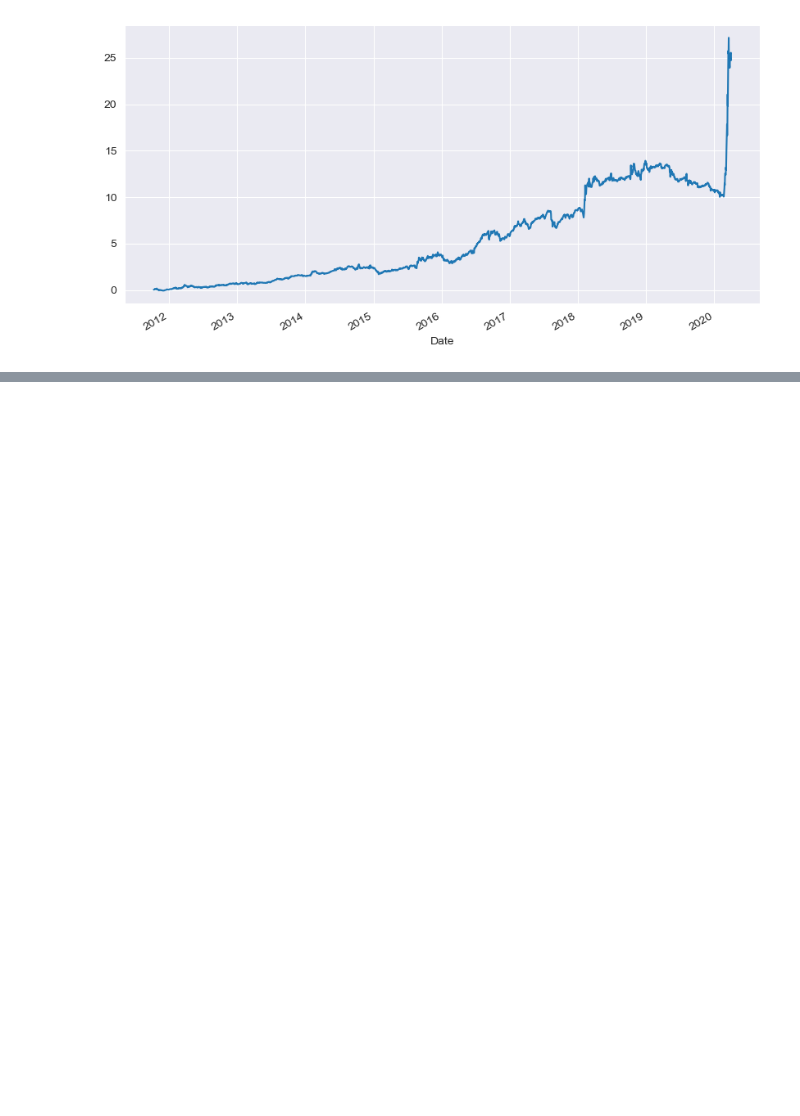
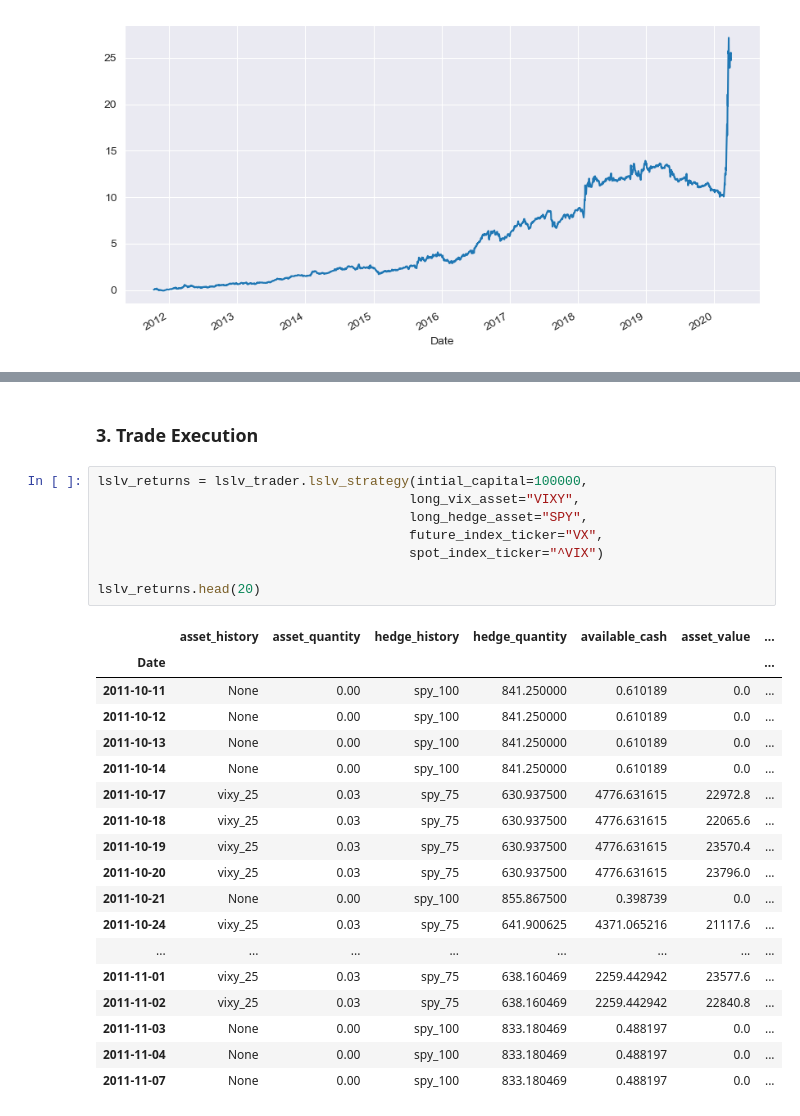
Before and after one commit to peterchettiar/trading-volatility, a Jupyter notebook: trading_vol_strat_research.ipynb, the cells around one changed output, grey strips where cells are left out. Saved outputs shown, nothing was run; the diff lists cells and outputs as text; blank space fills up the shorter version.

```diff
--- a/trading_vol_strat_research.ipynb
+++ b/trading_vol_strat_research.ipynb
@@ -253,0 +323,29 @@ hlsv_returns["portfolio_cumulative_returns"].plot(figsize=(10,5))
+# %% [markdown]
+### 3. Trade Execution
+# %%
+lslv_returns = lslv_trader.lslv_strategy(intial_capital=100000,
+                                        long_vix_asset="VIXY",
+                                        long_hedge_asset="SPY",
+                                        future_index_ticker="VX",
+                                        spot_index_ticker="^VIX")
+
+lslv_returns.head(20)
+# %% [output]
+|  | asset_history | asset_quantity | hedge_history | hedge_quantity | available_cash | asset_value | ... |
+| Date |  |  |  |  |  |  | ... |
+| 2011-10-11 | None | 0.00 | spy_100 | 841.250000 | 0.610189 | 0.0 | ... |
+| 2011-10-12 | None | 0.00 | spy_100 | 841.250000 | 0.610189 | 0.0 | ... |
+| 2011-10-13 | None | 0.00 | spy_100 | 841.250000 | 0.610189 | 0.0 | ... |
+| 2011-10-14 | None | 0.00 | spy_100 | 841.250000 | 0.610189 | 0.0 | ... |
+| 2011-10-17 | vixy_25 | 0.03 | spy_75 | 630.937500 | 4776.631615 | 22972.8 | ... |
+| 2011-10-18 | vixy_25 | 0.03 | spy_75 | 630.937500 | 4776.631615 | 22065.6 | ... |
+| 2011-10-19 | vixy_25 | 0.03 | spy_75 | 630.937500 | 4776.631615 | 23570.4 | ... |
+| 2011-10-20 | vixy_25 | 0.03 | spy_75 | 630.937500 | 4776.631615 | 23796.0 | ... |
+| 2011-10-21 | None | 0.00 | spy_100 | 855.867500 | 0.398739 | 0.0 | ... |
+| 2011-10-24 | vixy_25 | 0.03 | spy_75 | 641.900625 | 4371.065216 | 21117.6 | ... |
+| ... | ... | ... | ... | ... | ... | ... | ... |
+| 2011-11-01 | vixy_25 | 0.03 | spy_75 | 638.160469 | 2259.442942 | 23577.6 | ... |
+| 2011-11-02 | vixy_25 | 0.03 | spy_75 | 638.160469 | 2259.442942 | 22840.8 | ... |
+| 2011-11-03 | None | 0.00 | spy_100 | 833.180469 | 0.488197 | 0.0 | ... |
+| 2011-11-04 | None | 0.00 | spy_100 | 833.180469 | 0.488197 | 0.0 | ... |
+| 2011-11-07 | None | 0.00 | spy_100 | 833.180469 | 0.488197 | 0.0 | ... |
```
Also changed, not shown: parts of 13 cells of this notebook, 1 other file.
